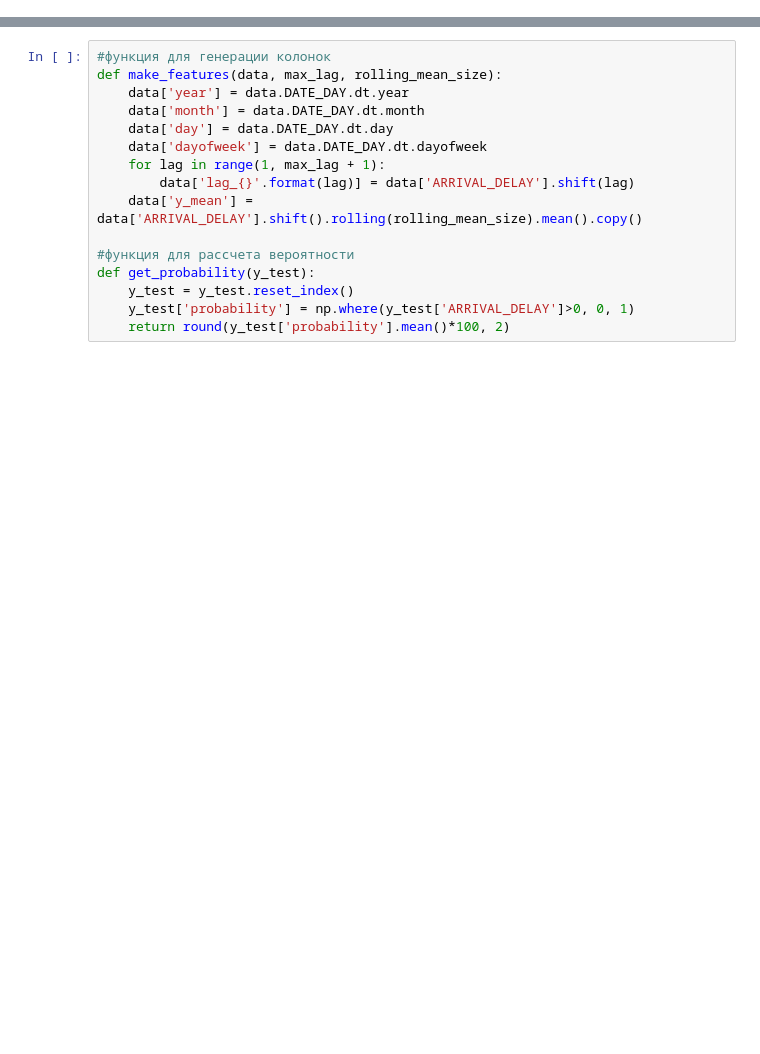
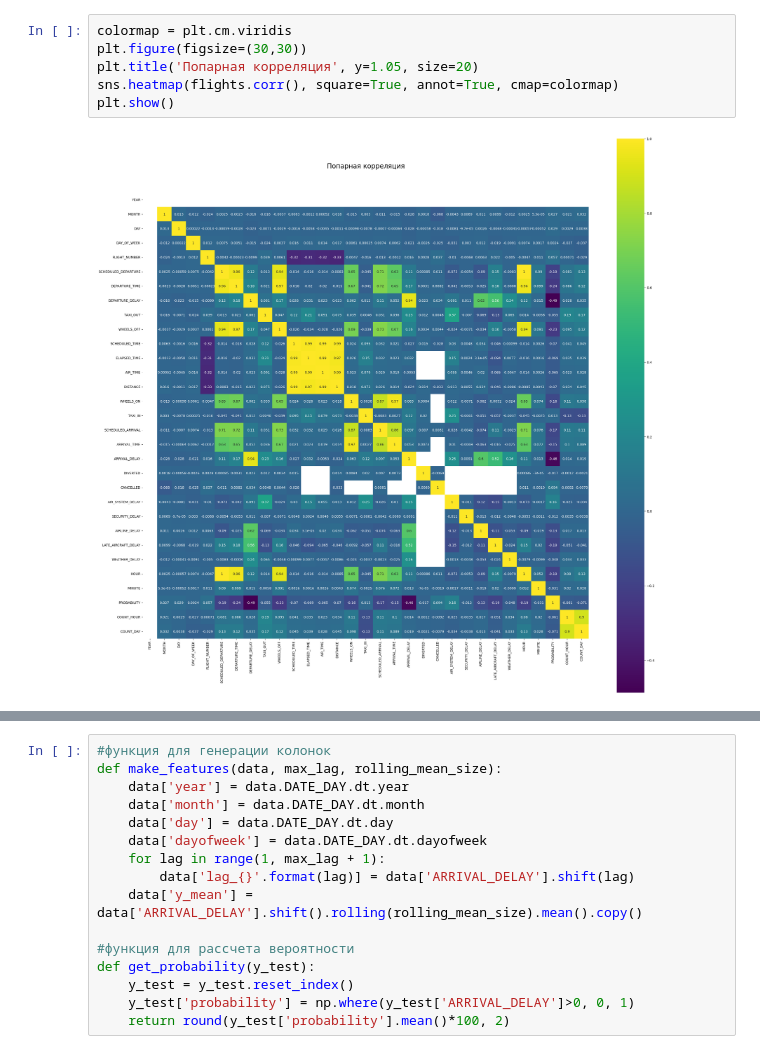
Before and after one commit to Andrewekb/study_for_github, a Jupyter notebook: ML/Total/total.ipynb, the cells around one changed output, grey strips where cells are left out. Cells and saved outputs as stored; diff of their text form; blank space fills up the shorter version.

```diff
--- a/ML/Total/total.ipynb
+++ b/ML/Total/total.ipynb
@@ -20,0 +66,8 @@ Columns (7,8) have mixed types. Specify dtype option on import or set low_memory
+# %%
+colormap = plt.cm.viridis
+plt.figure(figsize=(30,30))
+plt.title('Попарная корреляция', y=1.05, size=20)
+sns.heatmap(flights.corr(), square=True, annot=True, cmap=colormap)
+plt.show()
+# %% [output]
+[figure, added]
```
Also changed, not shown: parts of 44 cells of this notebook, 12 other files.
